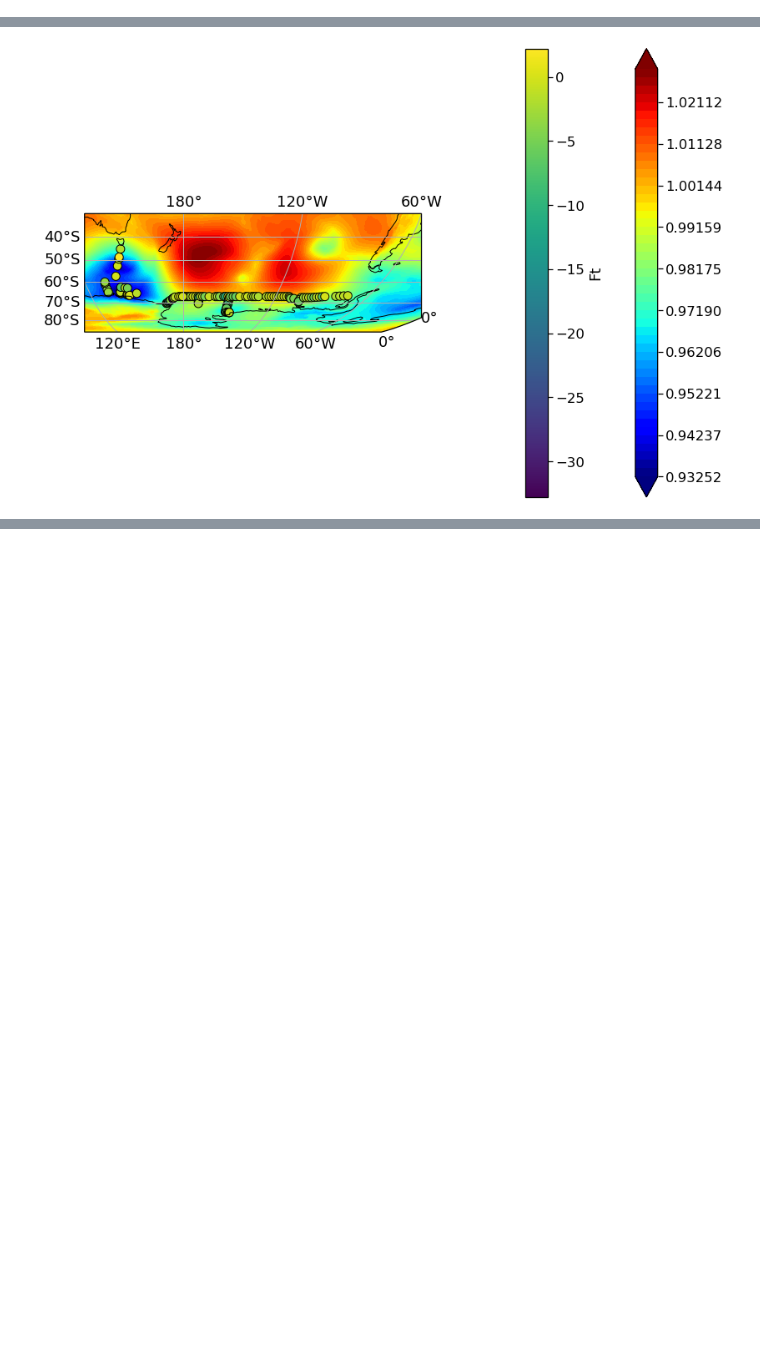
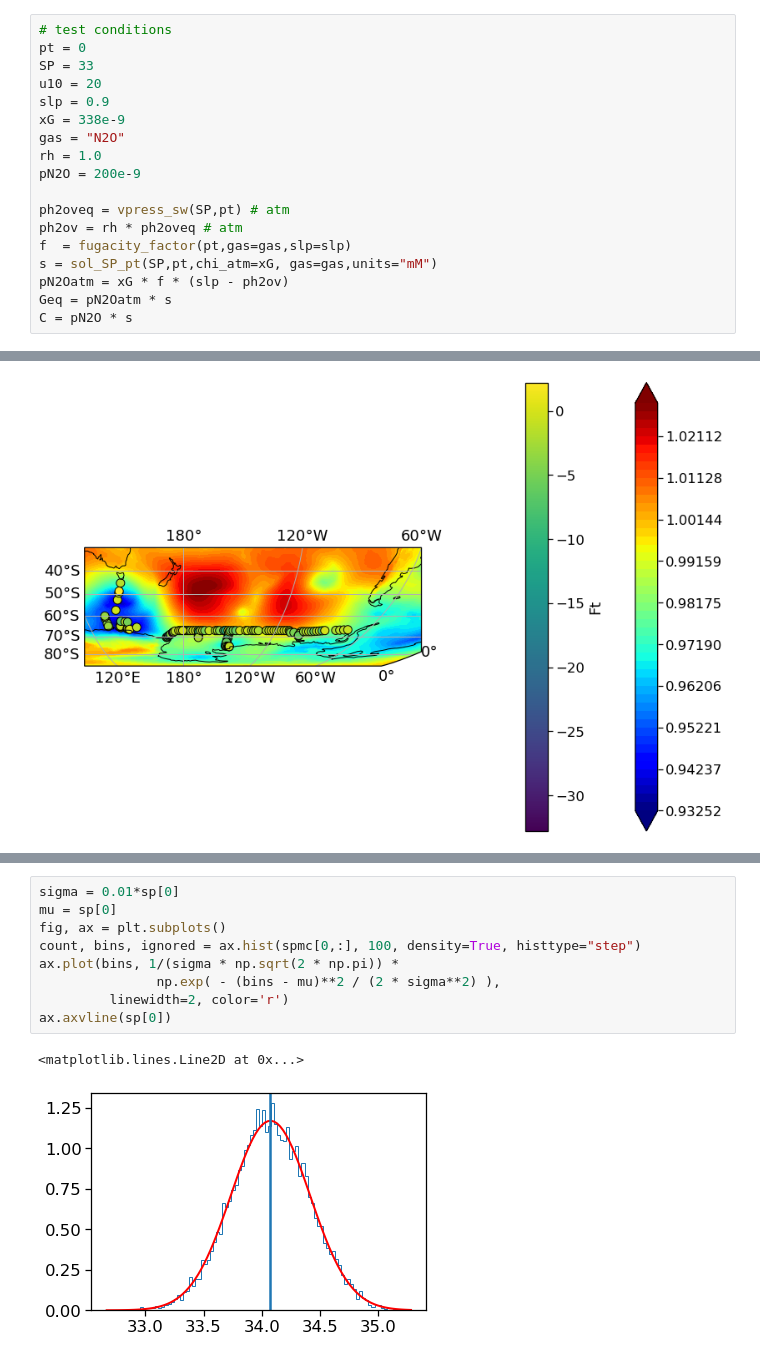
Before and after one commit to boom-lab/gasex-python, a Jupyter notebook: test functions.ipynb, the cells around one changed output, grey strips where cells are left out. Drawn from its saved outputs; the diff is of its cells as text; blank space fills up the shorter version.

```diff
--- a/test functions.ipynb
+++ b/test functions.ipynb
@@ -1710,0 +1785,18 @@ def cdlp81test( u10):
+# %%
+# test conditions
+pt = 0
+SP = 33
+u10 = 20
+slp = 0.9
+xG = 338e-9
+gas = "N2O"
+rh = 1.0
+pN2O = 200e-9
+
+ph2oveq = vpress_sw(SP,pt) # atm
+ph2ov = rh * ph2oveq # atm
+f  = fugacity_factor(pt,gas=gas,slp=slp)
+s = sol_SP_pt(SP,pt,chi_atm=xG, gas=gas,units="mM")
+pN2Oatm = xG * f * (slp - ph2ov)
+Geq = pN2Oatm * s
+C = pN2O * s
@@ -4265,0 +4451,12 @@ plt.show()
+# %%
+sigma = 0.01*sp[0]
+mu = sp[0]
+fig, ax = plt.subplots()
+count, bins, ignored = ax.hist(spmc[0,:], 100, density=True, histtype="step")
+ax.plot(bins, 1/(sigma * np.sqrt(2 * np.pi)) *
+               np.exp( - (bins - mu)**2 / (2 * sigma**2) ),
+         linewidth=2, color='r')
+ax.axvline(sp[0])
+# %% [output]
+<matplotlib.lines.Line2D at 0x...>
+[figure, added]
```
Also changed, not shown: parts of 45 cells of this notebook, 1 other file.
